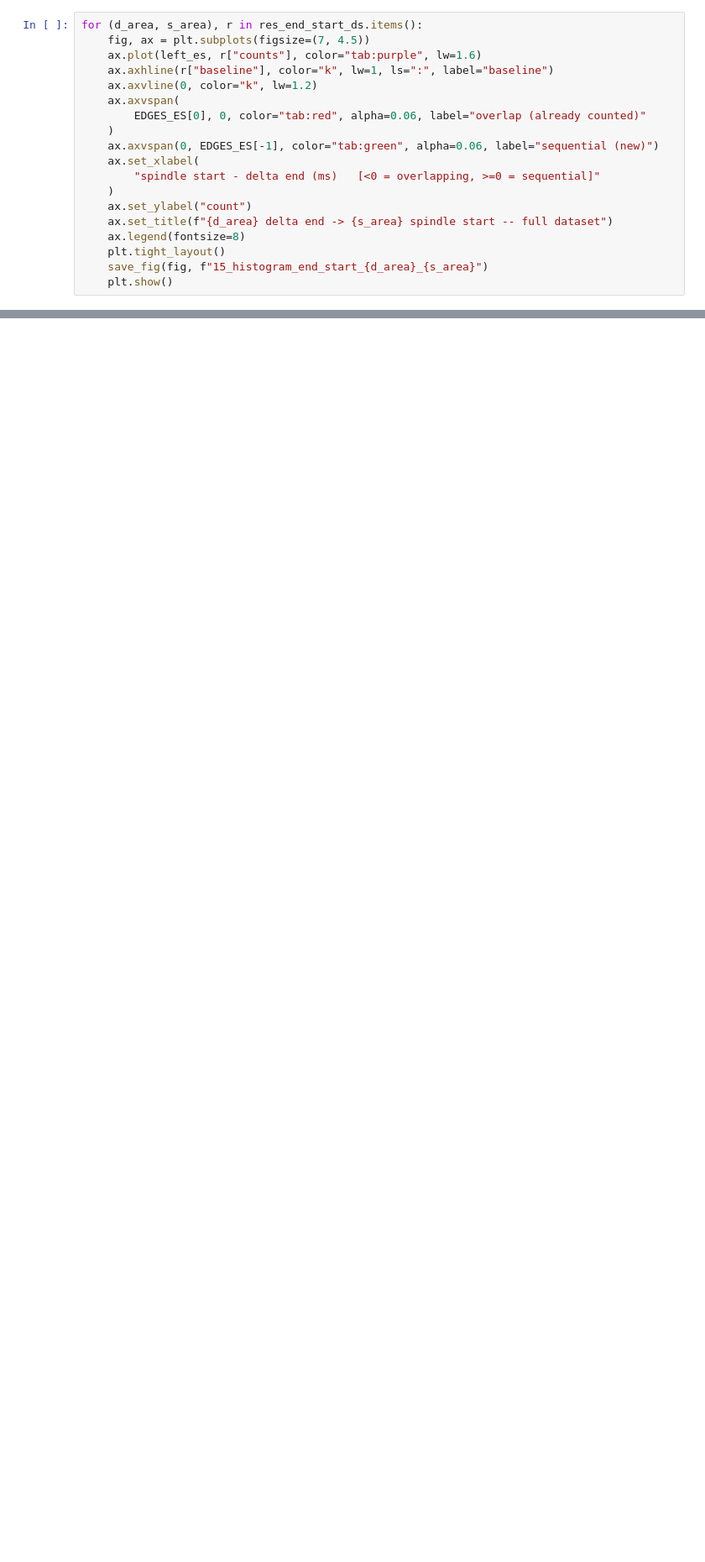
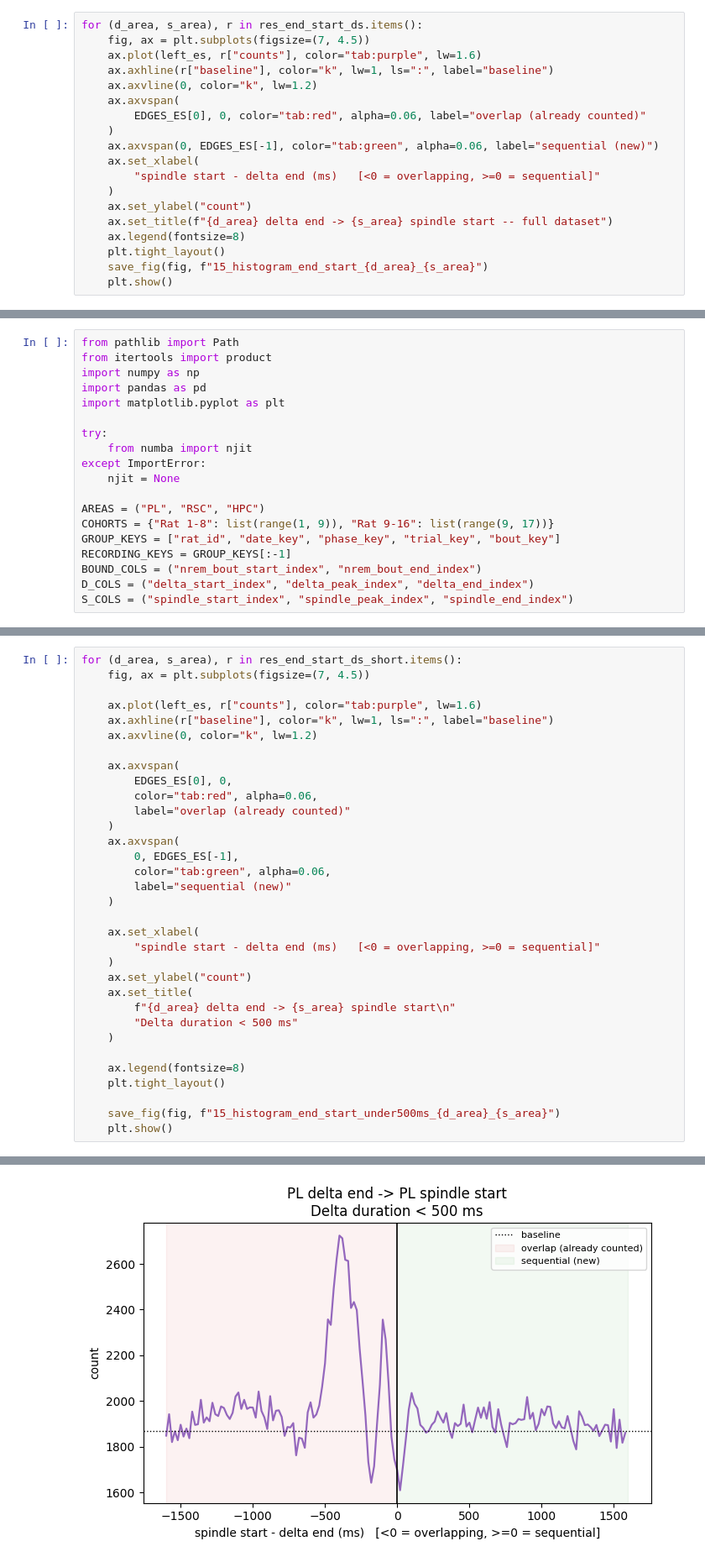
Before and after one commit to YixiaoZhang9/rat-hm-lfp-analysis, a Jupyter notebook: notebooks/leticia_event_coupling/Task2d_delta_spindle_16rats_full.ipynb, the cells around one changed output, grey strips where cells are left out. Shown at 84% size. Cells and saved outputs as stored; diff of their text form; blank space fills up the shorter version.

```diff
--- a/notebooks/leticia_event_coupling/Task2d_delta_spindle_16rats_full.ipynb
+++ b/notebooks/leticia_event_coupling/Task2d_delta_spindle_16rats_full.ipynb
@@ -423,0 +723,19 @@ for (d_area, s_area), r in res_end_start_ds.items():
+# %%
+from pathlib import Path
+from itertools import product
+import numpy as np
+import pandas as pd
+import matplotlib.pyplot as plt
+
+try:
+    from numba import njit
+except ImportError:
+    njit = None
+
+AREAS = ("PL", "RSC", "HPC")
+COHORTS = {"Rat 1-8": list(range(1, 9)), "Rat 9-16": list(range(9, 17))}
+GROUP_KEYS = ["rat_id", "date_key", "phase_key", "trial_key", "bout_key"]
+RECORDING_KEYS = GROUP_KEYS[:-1]
+BOUND_COLS = ("nrem_bout_start_index", "nrem_bout_end_index")
+D_COLS = ("delta_start_index", "delta_peak_index", "delta_end_index")
+S_COLS = ("spindle_start_index", "spindle_peak_index", "spindle_end_index")
@@ -423,0 +1185,34 @@ for (d_area, s_area), r in res_end_start_ds.items():
+# %%
+for (d_area, s_area), r in res_end_start_ds_short.items():
+    fig, ax = plt.subplots(figsize=(7, 4.5))
+
+    ax.plot(left_es, r["counts"], color="tab:purple", lw=1.6)
+    ax.axhline(r["baseline"], color="k", lw=1, ls=":", label="baseline")
+    ax.axvline(0, color="k", lw=1.2)
+
+    ax.axvspan(
+        EDGES_ES[0], 0,
+        color="tab:red", alpha=0.06,
+        label="overlap (already counted)"
+    )
+    ax.axvspan(
+        0, EDGES_ES[-1],
+        color="tab:green", alpha=0.06,
+        label="sequential (new)"
+    )
+
+    ax.set_xlabel(
+        "spindle start - delta end (ms)   [<0 = overlapping, >=0 = sequential]"
+    )
+    ax.set_ylabel("count")
+    ax.set_title(
+        f"{d_area} delta end -> {s_area} spindle start\n"
+        "Delta duration < 500 ms"
+    )
+
+    ax.legend(fontsize=8)
+    plt.tight_layout()
+
+    save_fig(fig, f"15_histogram_end_start_under500ms_{d_area}_{s_area}")
+    plt.show()
+# %% [output]
@@ -423,0 +1220 @@ for (d_area, s_area), r in res_end_start_ds.items():
+[figure, added]
```
Also changed, not shown: parts of 28 cells of this notebook, 3 other files.
